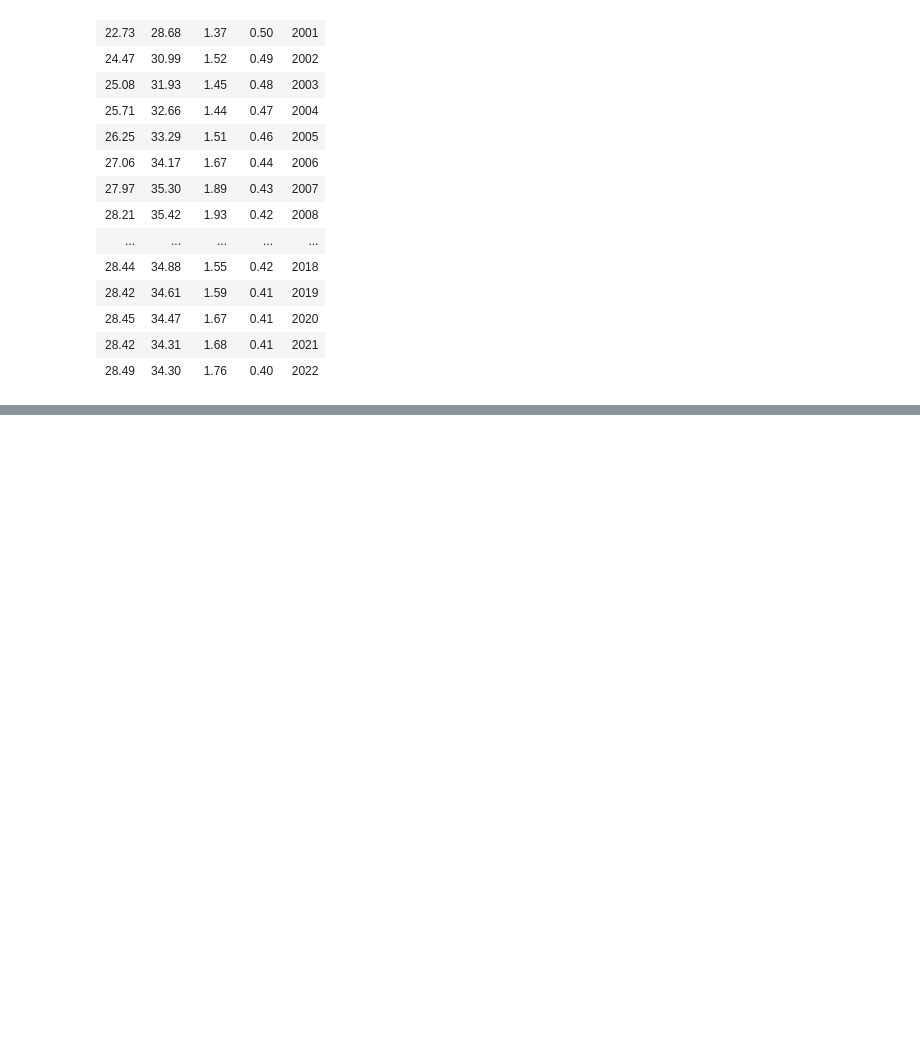
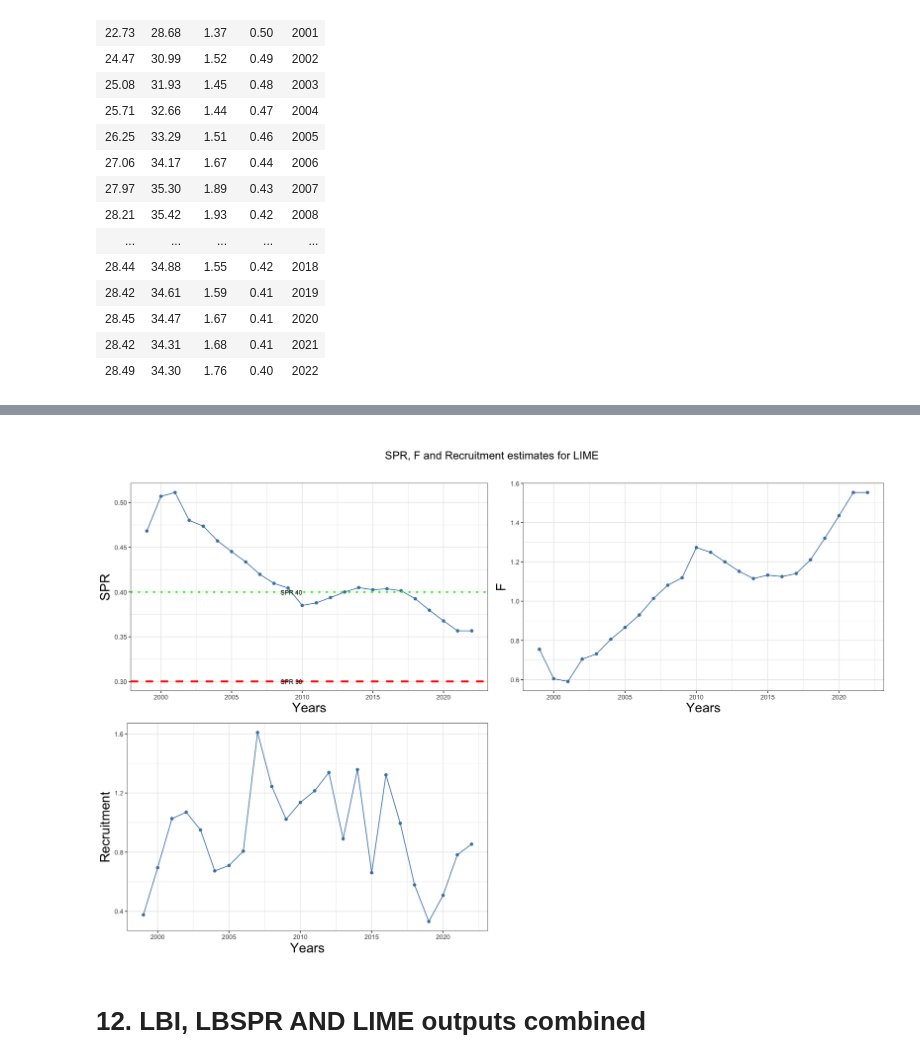
Before and after one commit to d2gex/lbm_seminary, a Jupyter notebook: lbms_workshop.ipynb, the cells around one changed output, grey strips where cells are left out. Cells and saved outputs as stored; diff of their text form; code cells hidden in the pictures; blank space fills up the shorter version.

```diff
--- a/lbms_workshop.ipynb
+++ b/lbms_workshop.ipynb
@@ -394,2 +387,10 @@ On the other hand, given that the SPR is estimated based on the F/M, low estimat
 # %%
+exp_params$s50 <- mean(lbspr_results$estimates$SL50)
+exp_params$s95 <- mean(lbspr_results$estimates$SL95)
 exp_params$sigmaF <- 0.2
+lime_algo <- Lime$new(bio_params, exp_params, catch_weight_data)
+lime_results <- lime_algo$run()
+# %%
+data <- lime_results$estimates
+data$years <- lime_results$years
+data
@@ -395,0 +417,9 @@ exp_params$sigmaF <- 0.2
+# %%
+options(repr.plot.width = 15, repr.plot.height = 10)
+lime_plotter <- LimeOutputPlotter$new(data)
+grid <- lime_plotter$generate_outputs(title_size=22, title = "SPR, F and Recruitment estimates for LIME")
+grid
+# %% [output]
+[figure, added]
+# %% [markdown]
+# 12. LBI, LBSPR AND LIME outputs combined
```
Also changed, not shown: parts of 9 cells of this notebook, 4 other files.
